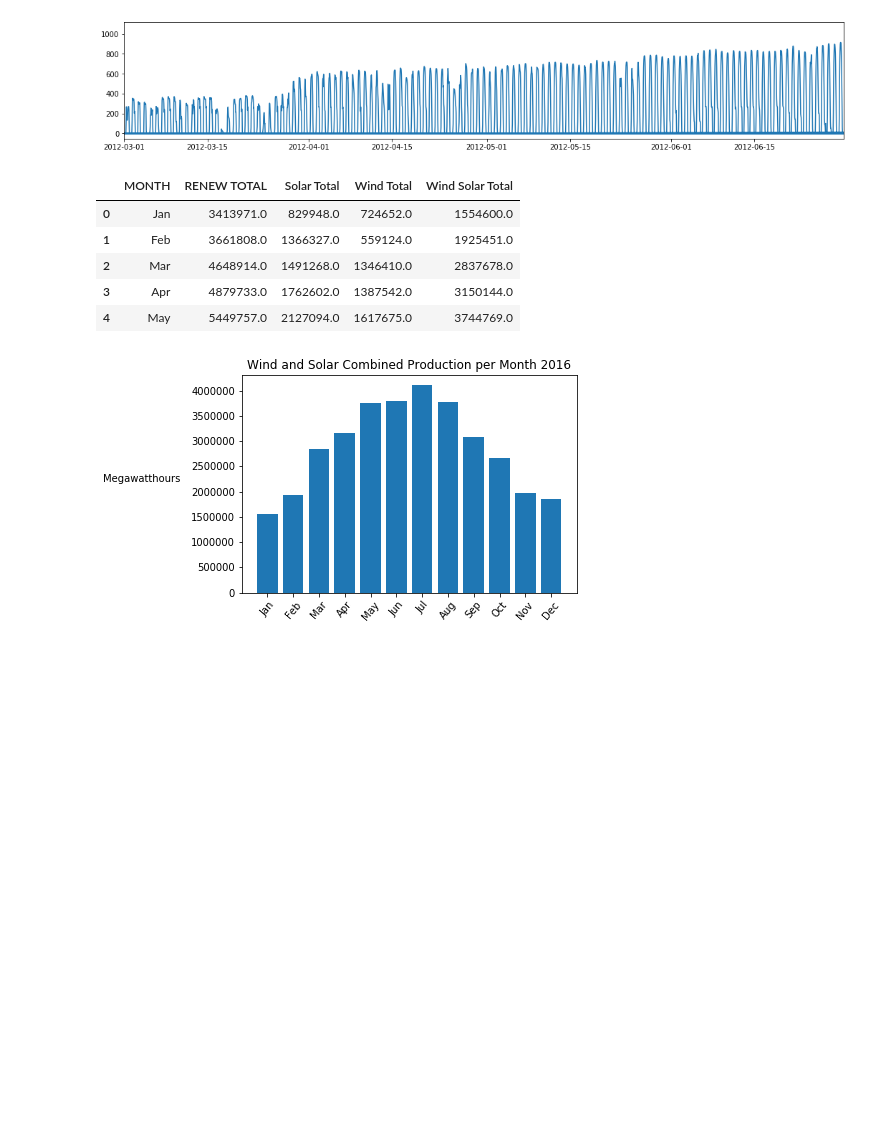
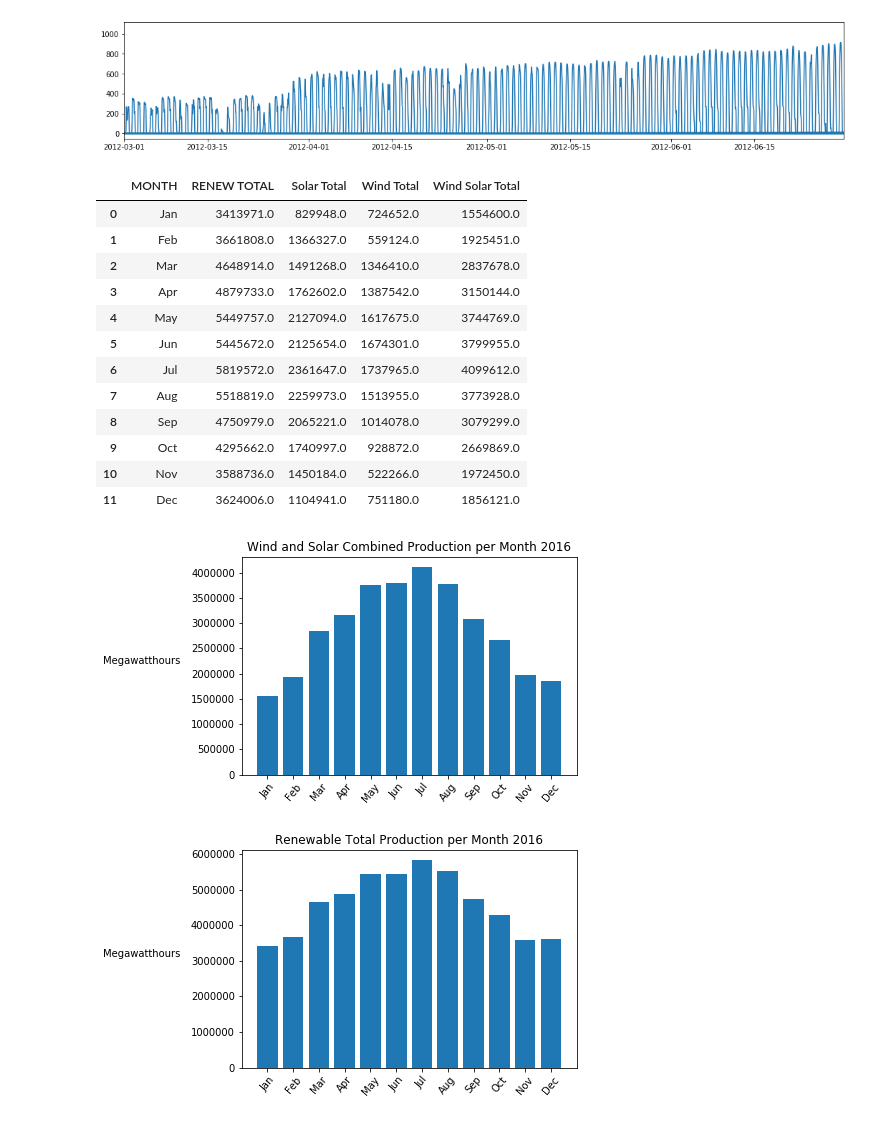
Before and after one commit to scottinsactown/California-Renewable-Energy--data-analysis, a Jupyter notebook: Project starter Book .ipynb, the cells around one changed output. Cells and saved outputs as stored; diff of their text form; code cells hidden in the pictures; blank space fills up the shorter version.

```diff
--- a/Project starter Book .ipynb
+++ b/Project starter Book .ipynb
@@ -183,27 +166,34 @@ plt.xlim(pd.to_datetime('03/01/12'),pd.to_datetime('6/30/12'))
 (734563.0, 734684.0)
 [figure]
 # %%
-YearMonthGrouped = full_data.groupby(['YEAR','MONTH'])
-monthly_sum = pd.DataFrame(YearMonthGrouped['RENEW TOTAL'].sum())
-
-monthly_sum['Solar Total'] = YearMonthGrouped['SOLAR TOTAL'].sum()
-monthly_sum['Wind Total'] = YearMonthGrouped['WIND TOTAL'].sum()
-monthly_sum['Wind Solar Total'] = YearMonthGrouped['WIND SOLAR'].sum()
-
 data_16 = monthly_sum.loc[2016].reset_index()
 data_16['MONTH'] = data_16['MONTH'].map({1:'Jan',2:'Feb',3:'Mar',4:'Apr',5:'May',6:'Jun',7:'Jul',8:'Aug',9:'Sep',10:'Oct',11:'Nov',12:'Dec'})
-display(data_16.head())
+display(data_16.head(12))
 
 plt.bar(data_16['MONTH'],data_16['Wind Solar Total'])
 plt.xticks(rotation=50)
 plt.title('Wind and Solar Combined Production per Month 2016')
 plt.ylabel("Megawatthours  ",rotation='0',ha='right')
 plt.show()
+
+plt.bar(data_16['MONTH'],data_16['RENEW TOTAL'])
+plt.xticks(rotation=50)
+plt.title('Renewable Total Production per Month 2016')
+plt.ylabel("Megawatthours  ",rotation='0',ha='right')
+plt.show()
 # %% [output]
 |  | MONTH | RENEW TOTAL | Solar Total | Wind Total | Wind Solar Total |
 | 0 | Jan | 3413971.0 | 829948.0 | 724652.0 | 1554600.0 |
 | 1 | Feb | 3661808.0 | 1366327.0 | 559124.0 | 1925451.0 |
 | 2 | Mar | 4648914.0 | 1491268.0 | 1346410.0 | 2837678.0 |
 | 3 | Apr | 4879733.0 | 1762602.0 | 1387542.0 | 3150144.0 |
 | 4 | May | 5449757.0 | 2127094.0 | 1617675.0 | 3744769.0 |
+| 5 | Jun | 5445672.0 | 2125654.0 | 1674301.0 | 3799955.0 |
+| 6 | Jul | 5819572.0 | 2361647.0 | 1737965.0 | 4099612.0 |
+| 7 | Aug | 5518819.0 | 2259973.0 | 1513955.0 | 3773928.0 |
+| 8 | Sep | 4750979.0 | 2065221.0 | 1014078.0 | 3079299.0 |
+| 9 | Oct | 4295662.0 | 1740997.0 | 928872.0 | 2669869.0 |
+| 10 | Nov | 3588736.0 | 1450184.0 | 522266.0 | 1972450.0 |
+| 11 | Dec | 3624006.0 | 1104941.0 | 751180.0 | 1856121.0 |
 [figure]
+[figure, added]
```
Also changed, not shown: parts of 8 cells of this notebook.
